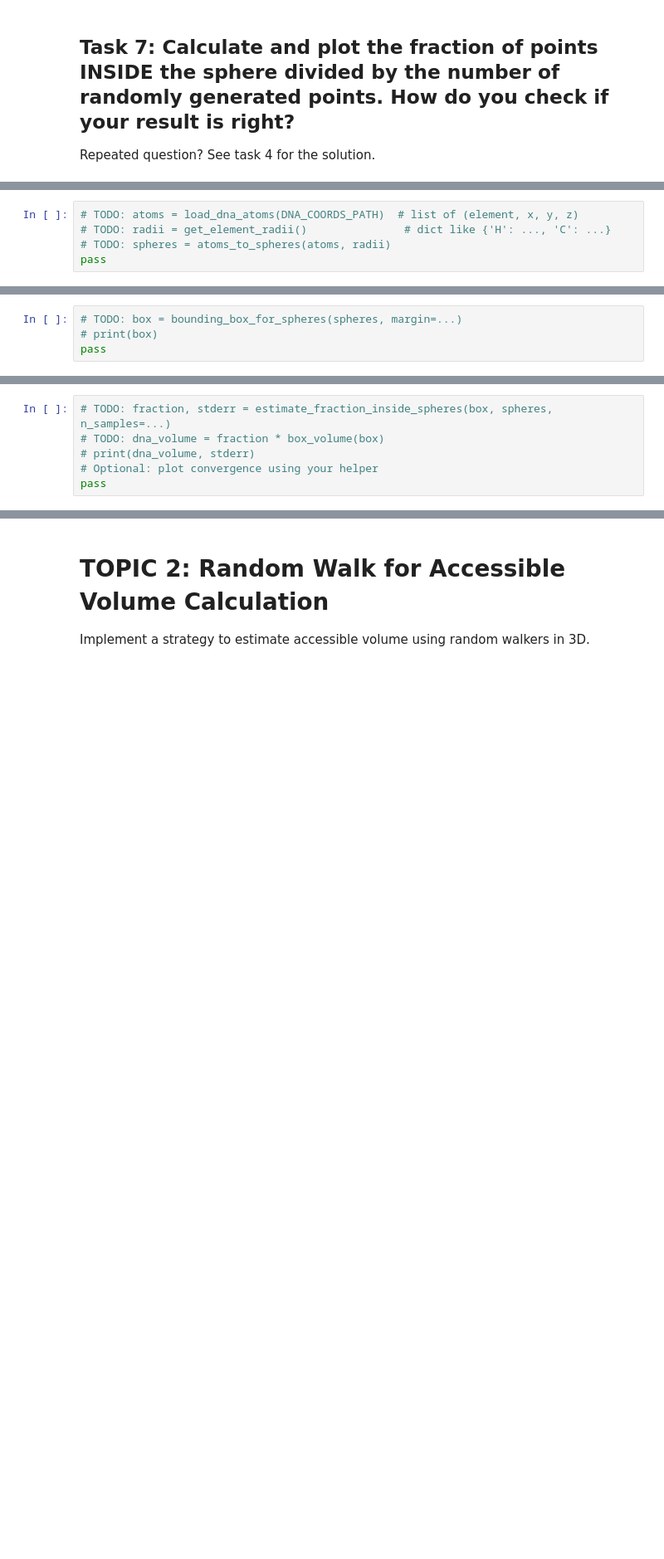
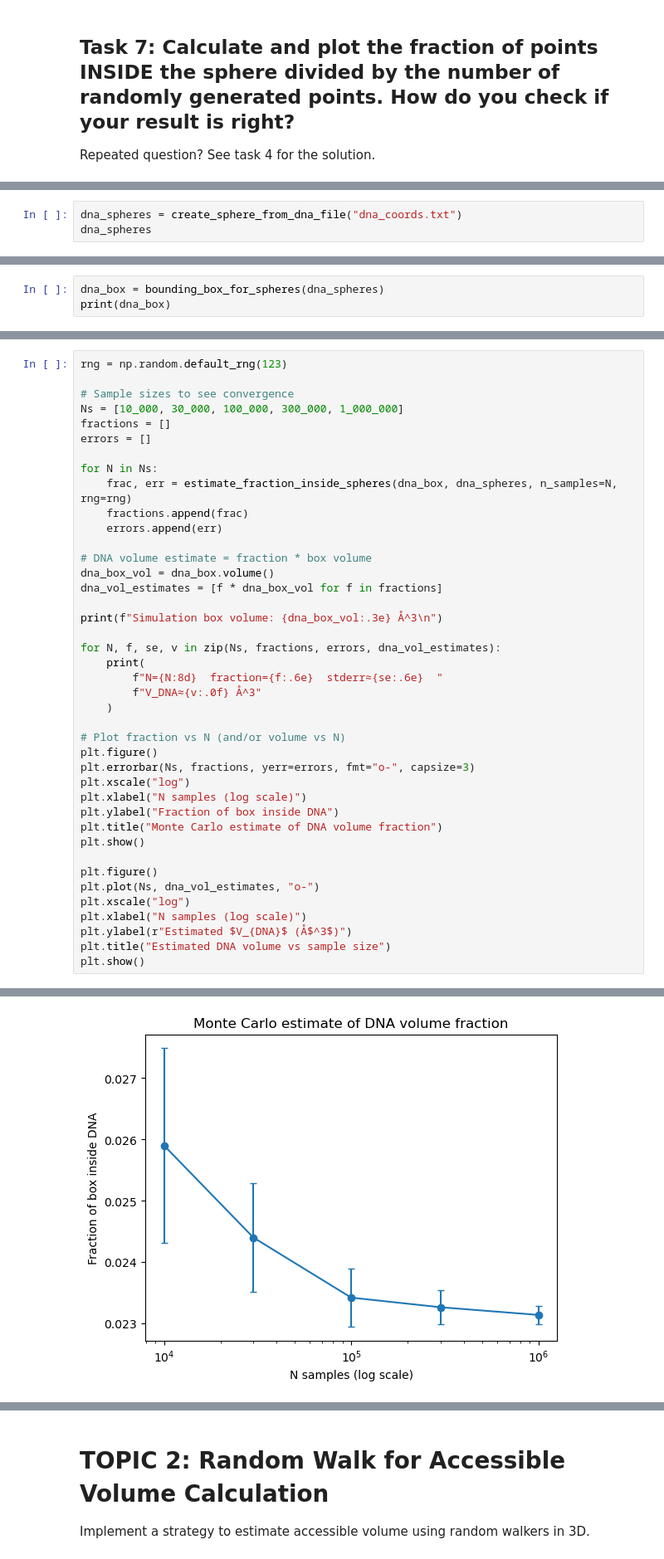
Before and after one commit to AmundRB/MOD300Project3, a Jupyter notebook: project3.ipynb, the cells around one changed output, grey strips where cells are left out. Shown: that part at 83% size. Drawn from its saved outputs; the diff is of its cells as text; blank space fills up the shorter version.

```diff
--- a/project3.ipynb
+++ b/project3.ipynb
@@ -362,5 +343,3 @@ Repeated question? See task 4 for the solution.
 # %%
-# TODO: atoms = load_dna_atoms(DNA_COORDS_PATH)  # list of (element, x, y, z)
-# TODO: radii = get_element_radii()               # dict like {'H': ..., 'C': ...}
-# TODO: spheres = atoms_to_spheres(atoms, radii)
-pass
+dna_spheres = create_sphere_from_dna_file("dna_coords.txt")
+dna_spheres
@@ -372,4 +368,3 @@ pass
 # %%
-# TODO: box = bounding_box_for_spheres(spheres, margin=...)
-# print(box)
-pass
+dna_box = bounding_box_for_spheres(dna_spheres)
+print(dna_box)
@@ -382,6 +386,42 @@ pass
 # %%
-# TODO: fraction, stderr = estimate_fraction_inside_spheres(box, spheres, n_samples=...)
-# TODO: dna_volume = fraction * box_volume(box)
-# print(dna_volume, stderr)
-# Optional: plot convergence using your helper
-pass
+rng = np.random.default_rng(123)
+
+# Sample sizes to see convergence
+Ns = [10_000, 30_000, 100_000, 300_000, 1_000_000]
+fractions = []
+errors = []
+
+for N in Ns:
+    frac, err = estimate_fraction_inside_spheres(dna_box, dna_spheres, n_samples=N, rng=rng)
+    fractions.append(frac)
+    errors.append(err)
+
+# DNA volume estimate = fraction * box volume
+dna_box_vol = dna_box.volume()
+dna_vol_estimates = [f * dna_box_vol for f in fractions]
+
+print(f"Simulation box volume: {dna_box_vol:.3e} Å^3\n")
+
+for N, f, se, v in zip(Ns, fractions, errors, dna_vol_estimates):
+    print(
+        f"N={N:8d}  fraction={f:.6e}  stderr≈{se:.6e}  "
+        f"V_DNA≈{v:.0f} Å^3"
+    )
+
+# Plot fraction vs N (and/or volume vs N)
+plt.figure()
+plt.errorbar(Ns, fractions, yerr=errors, fmt="o-", capsize=3)
+plt.xscale("log")
+plt.xlabel("N samples (log scale)")
+plt.ylabel("Fraction of box inside DNA")
+plt.title("Monte Carlo estimate of DNA volume fraction")
+plt.show()
+
+plt.figure()
+plt.plot(Ns, dna_vol_estimates, "o-")
+plt.xscale("log")
+plt.xlabel("N samples (log scale)")
+plt.ylabel(r"Estimated $V_{DNA}$ (Å$^3$)")
+plt.title("Estimated DNA volume vs sample size")
+plt.show()
+# %% [output]
@@ -387,0 +435 @@ pass
+[figure, added]
```
Also changed, not shown: parts of 15 cells of this notebook, 1 other file.
